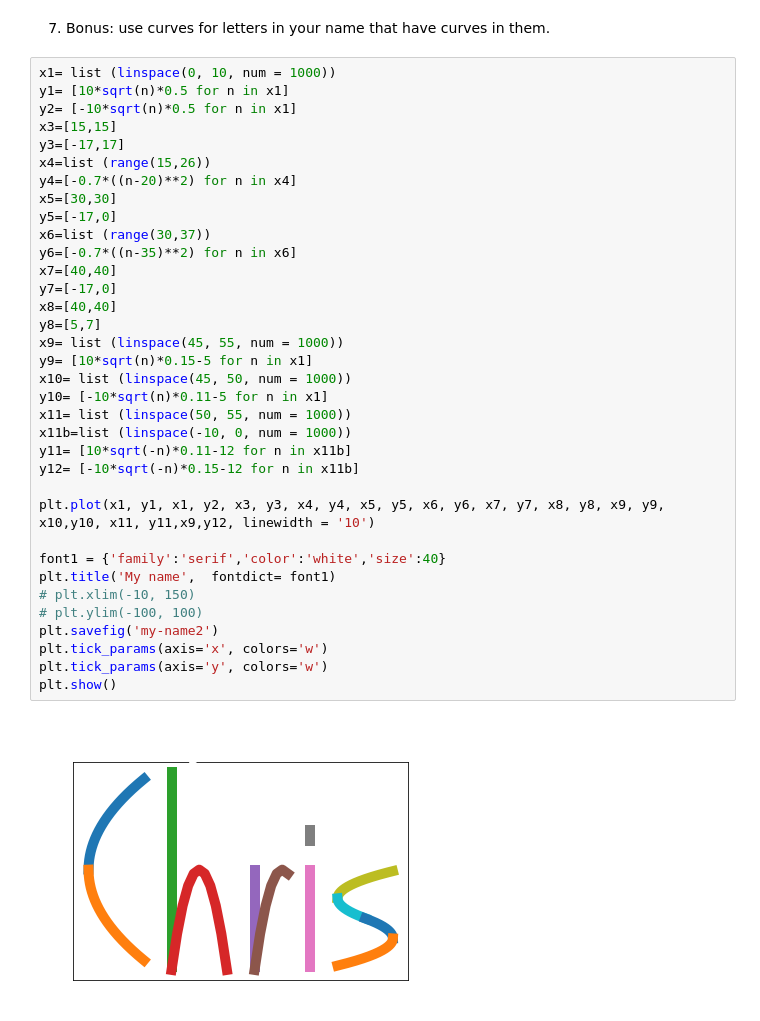
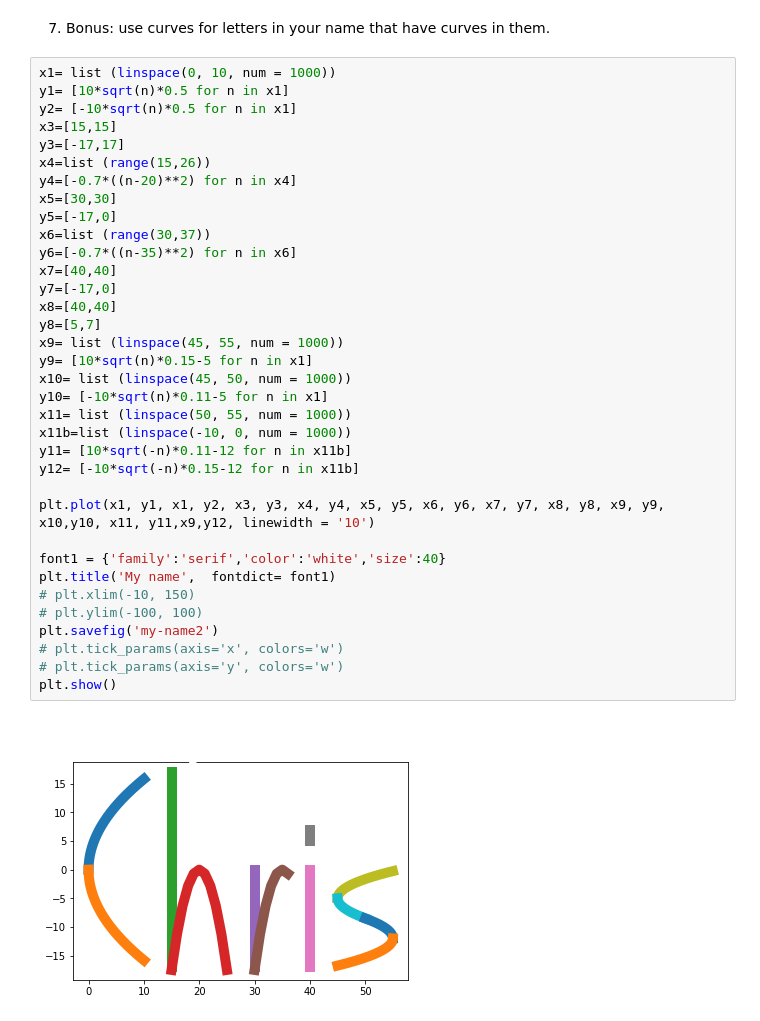
Before and after one commit to ChrisTeceno/numpy-pandas-visualization-exercises, a Jupyter notebook: matplotlib_exercises.ipynb, the cells around one changed output. Cells and saved outputs as stored; diff of their text form.

```diff
--- a/matplotlib_exercises.ipynb
+++ b/matplotlib_exercises.ipynb
@@ -254,33 +254,33 @@ y2= [-10*sqrt(n)*0.5 for n in x1]
 x3=[15,15]
 y3=[-17,17]
 x4=list (range(15,26))
 y4=[-0.7*((n-20)**2) for n in x4]
 x5=[30,30]
 y5=[-17,0]
 x6=list (range(30,37))
 y6=[-0.7*((n-35)**2) for n in x6]
 x7=[40,40]
 y7=[-17,0]
 x8=[40,40]
 y8=[5,7]
 x9= list (linspace(45, 55, num = 1000))
 y9= [10*sqrt(n)*0.15-5 for n in x1]
 x10= list (linspace(45, 50, num = 1000))
 y10= [-10*sqrt(n)*0.11-5 for n in x1]
 x11= list (linspace(50, 55, num = 1000))
 x11b=list (linspace(-10, 0, num = 1000))
 y11= [10*sqrt(-n)*0.11-12 for n in x11b]
 y12= [-10*sqrt(-n)*0.15-12 for n in x11b]
 
 plt.plot(x1, y1, x1, y2, x3, y3, x4, y4, x5, y5, x6, y6, x7, y7, x8, y8, x9, y9, x10,y10, x11, y11,x9,y12, linewidth = '10')
 
 font1 = {'family':'serif','color':'white','size':40}
 plt.title('My name',  fontdict= font1)
 # plt.xlim(-10, 150)
 # plt.ylim(-100, 100)
 plt.savefig('my-name2')
-plt.tick_params(axis='x', colors='w')
-plt.tick_params(axis='y', colors='w')
+# plt.tick_params(axis='x', colors='w')
+# plt.tick_params(axis='y', colors='w')
 plt.show()
 # %% [output]
-[figure, old version]
+[figure, new version]
```
